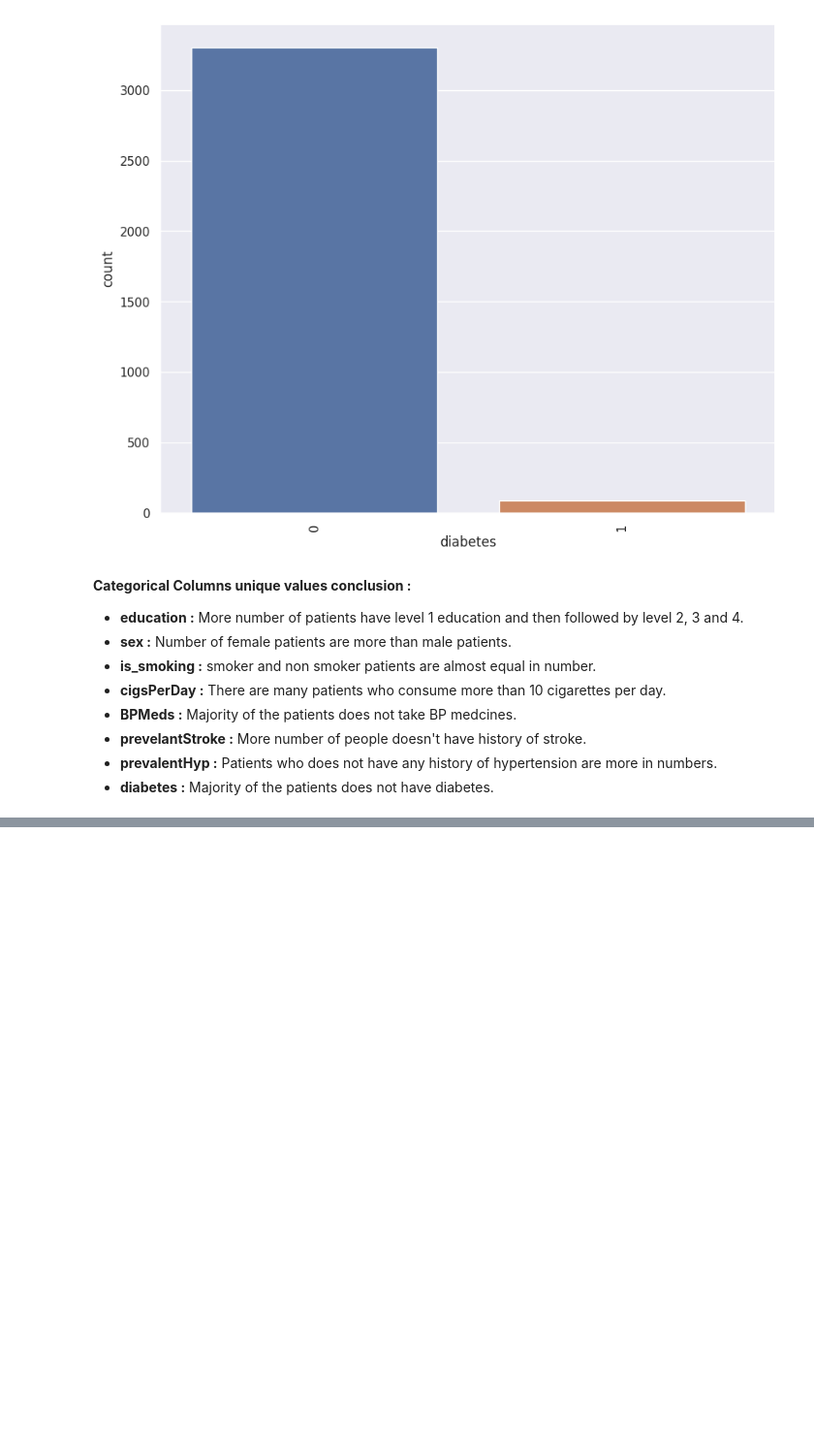
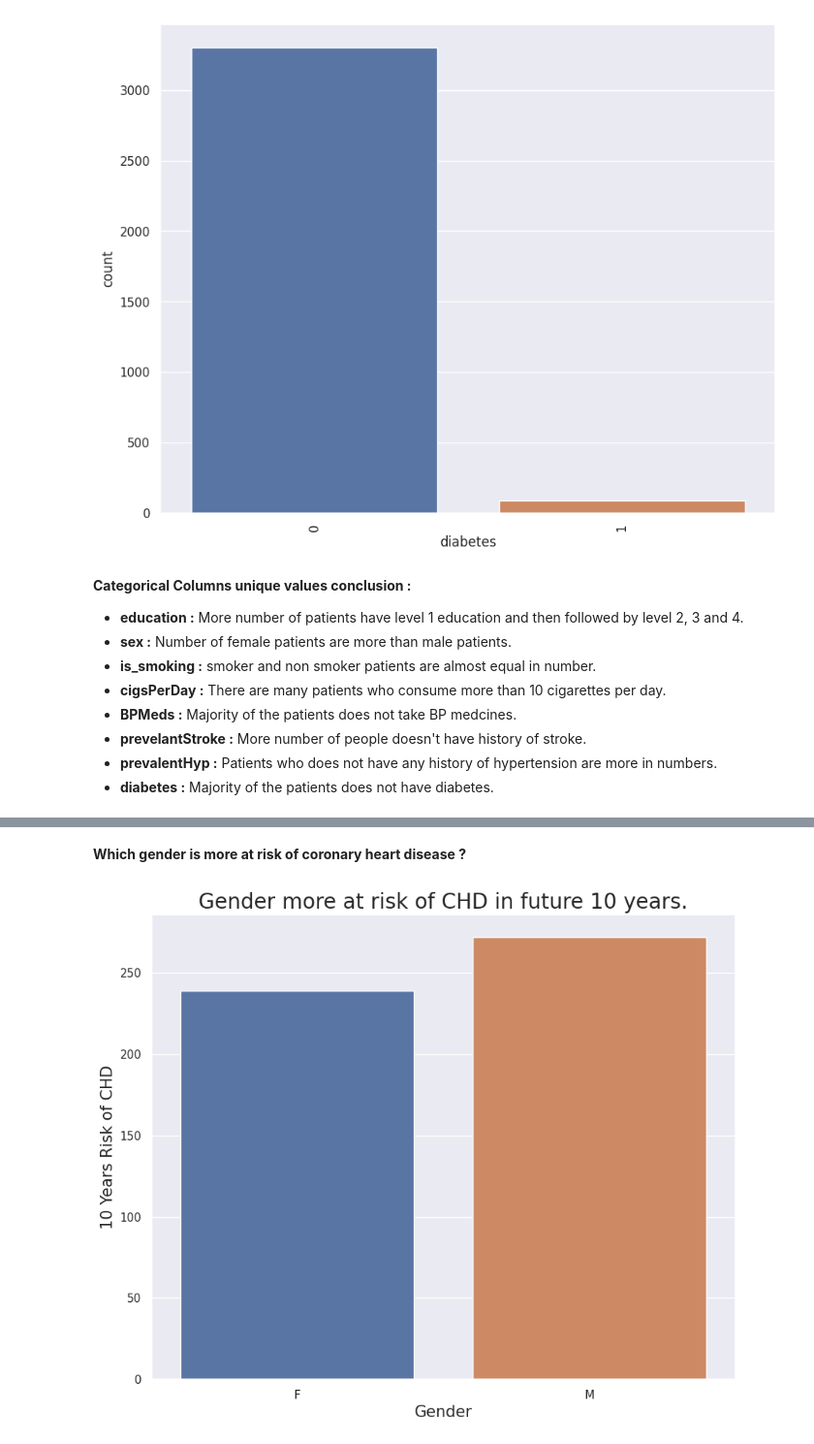
Before and after one commit to anasmalik081/Cardiovascular-Risk-Prediction-Capstone-Project, a Jupyter notebook: Individual_Notebook_Cardiovascular_Risk_Prediction_Capstone_Project.ipynb, the cells around one changed output, grey strips where cells are left out. Shown at 97% size. Saved outputs shown, nothing was run; the diff lists cells and outputs as text; code cells hidden in the pictures; blank space fills up the shorter version.

```diff
--- a/Individual_Notebook_Cardiovascular_Risk_Prediction_Capstone_Project.ipynb
+++ b/Individual_Notebook_Cardiovascular_Risk_Prediction_Capstone_Project.ipynb
@@ -425,0 +498,16 @@ plt.show()
+# %% [markdown]
+**Which gender is more at risk of coronary heart disease ?**
+# %%
+# Instantiating the class
+gender = Bivariate(first_col='sex', second_col='TenYearCHD', data=df)
+
+# setting up the figure size
+plt.figure(figsize=(10, 8))
+
+# visualizing barplot to analyse which gender is more at risk
+title = "Gender more at risk of CHD in future 10 years."
+x_axis = "Gender"
+y_axis = "10 Years Risk of CHD"
+gender.barplot(title, x_axis, y_axis)
+# %% [output]
+[figure, added]
```
Also changed, not shown: parts of 35 cells of this notebook.
